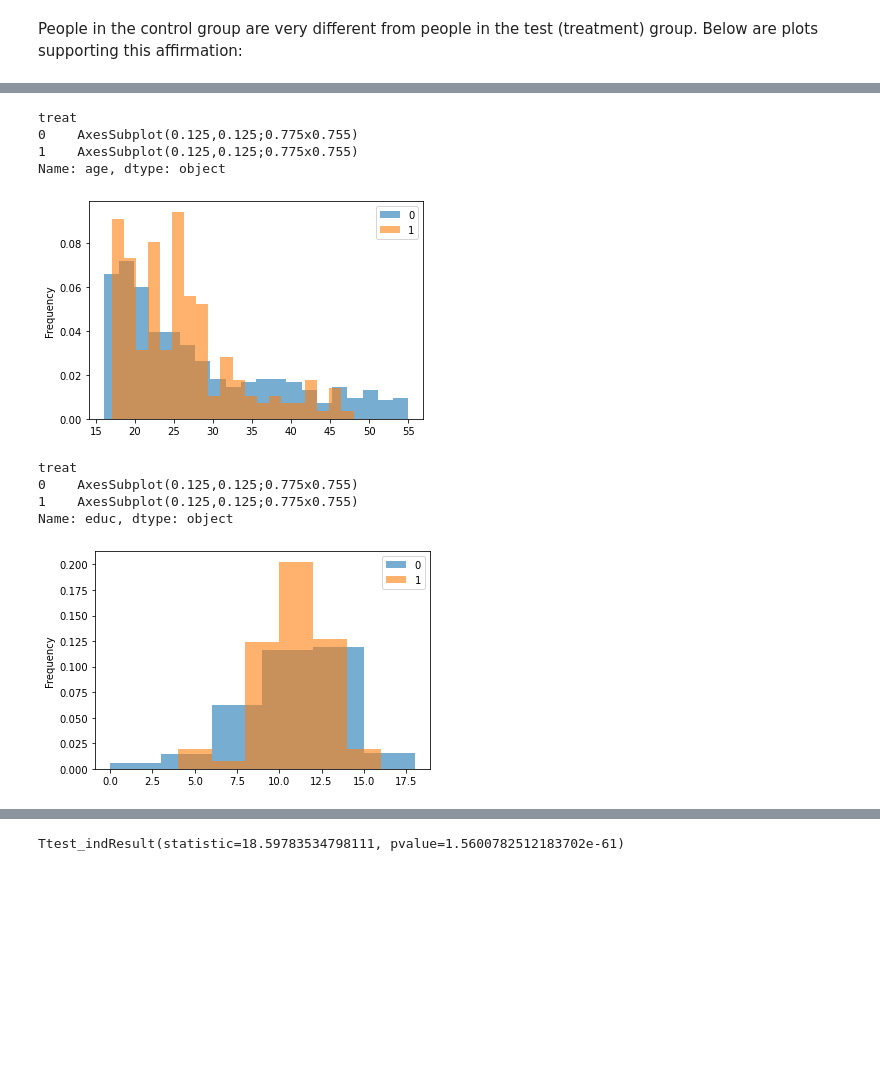
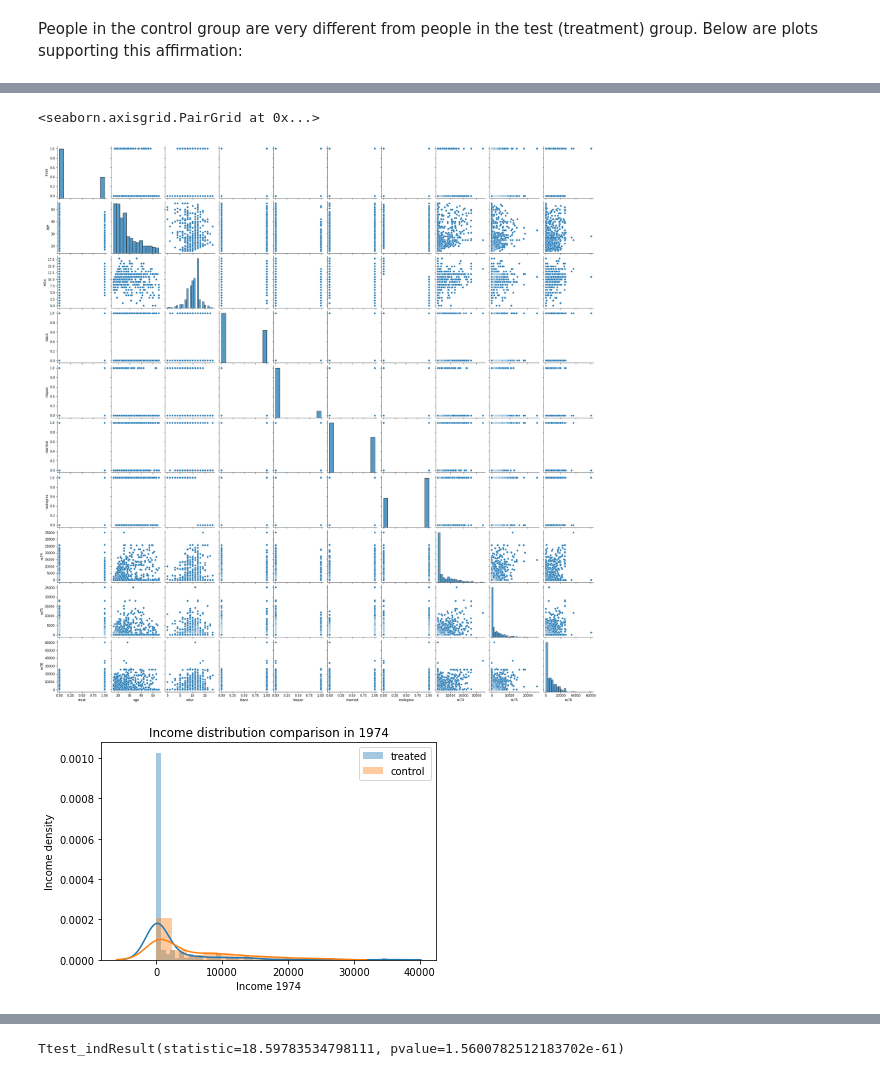
Before and after one commit to RomGr/2020, a Jupyter notebook: Tutorials/05 - Observational studies/Observational studies exercise.ipynb, the cells around one changed output, grey strips where cells are left out. Cells and saved outputs as stored; diff of their text form; code cells hidden in the pictures; blank space fills up the shorter version.

```diff
--- a/Tutorials/05 - Observational studies/Observational studies exercise.ipynb
+++ b/Tutorials/05 - Observational studies/Observational studies exercise.ipynb
@@ -92,16 +109,17 @@ df.groupby('treat')['re75'].plot(kind='hist', bins=20, alpha=0.6, legend=True, d
-# %%
-df.groupby('treat')['age'].plot(kind='hist', bins=20, alpha=0.6, legend=True, density=True)
-# %% [output]
-treat
-0    AxesSubplot(0.125,0.125;0.775x0.755)
-1    AxesSubplot(0.125,0.125;0.775x0.755)
-Name: age, dtype: object
-[figure, removed]
-# %%
-df.groupby('treat')['educ'].plot(kind='hist', bins=6, alpha=0.6, legend=True, density=True)
-# %% [output]
-treat
-0    AxesSubplot(0.125,0.125;0.775x0.755)
-1    AxesSubplot(0.125,0.125;0.775x0.755)
-Name: educ, dtype: object
-[figure, removed]
+# %%
+sns.pairplot(df)
+# %% [output]
+<seaborn.axisgrid.PairGrid at 0x...>
+[figure, added]
+# %%
+ax = sns.distplot(treated['re74'], hist=True, label='treated');
+ax = sns.distplot(control['re74'], hist=True, label='control')
+ax.set(title='Income distribution comparison in 1974',xlabel='Income 1974', ylabel='Income density')
+plt.legend()
+plt.show()
+
+# The number of treated members that were unemployed before the training program is quite high.
+# So this might give us an intuition of how much the program helped people to find a job,
+# independently of the income that they got eventually.
+# %% [output]
+[figure, added]
```
Also changed, not shown: parts of 45 cells of this notebook.
